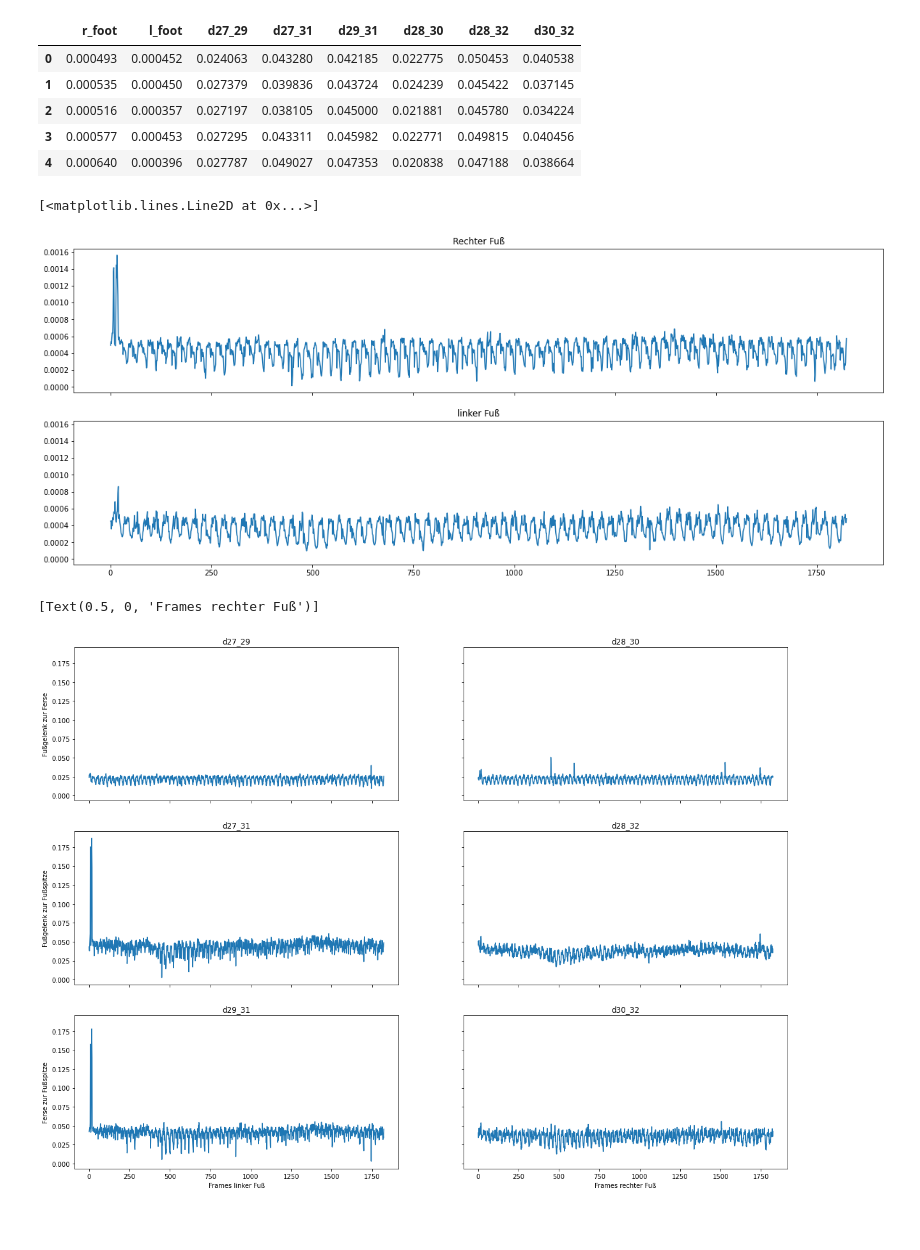
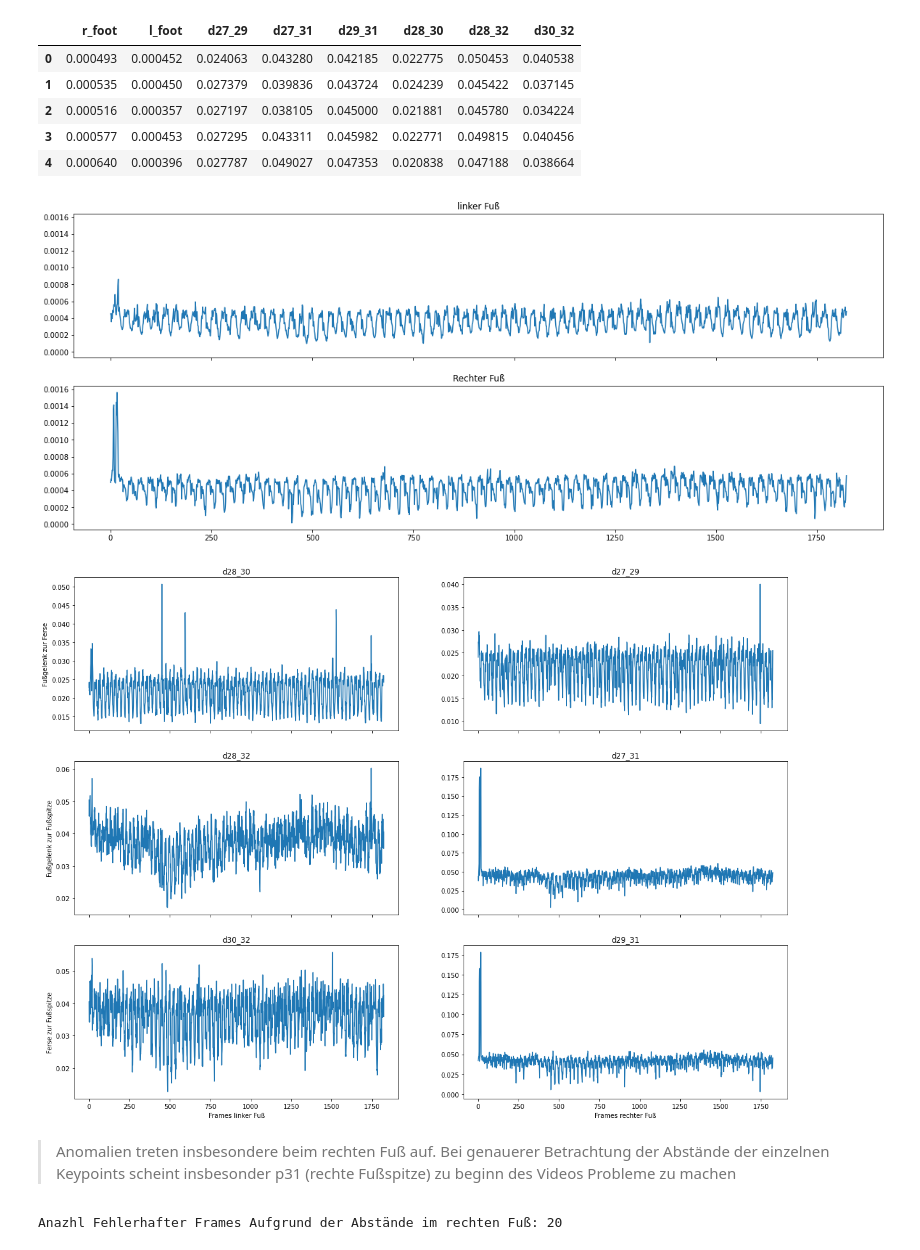
Before and after one commit to TimmMoetz/Sports-Analytics, a Jupyter notebook: model_evaluation.ipynb, the cells around one changed output. Saved outputs shown, nothing was run; the diff lists cells and outputs as text; code cells hidden in the pictures; blank space fills up the shorter version.

```diff
--- a/model_evaluation.ipynb
+++ b/model_evaluation.ipynb
@@ -175,36 +175,50 @@ df.iloc[:,-8:].head()
 | 4 | 0.000640 | 0.000396 | 0.027787 | 0.049027 | 0.047353 | 0.020838 | 0.047188 | 0.038664 |
 # %%
 fig, (ax1, ax2) = plt.subplots(2, sharex=True, sharey=True, figsize=(20,8))
-ax1.set_title("Rechter Fuß")
-ax1.plot(df["r_foot"])
-ax2.set_title("linker Fuß")
-ax2.plot(df["l_foot"])
+ax1.set_title("linker Fuß")
+ax1.plot(df["l_foot"])
+ax2.set_title("Rechter Fuß")
+ax2.plot(df["r_foot"])
+
+plt.show()
 # %% [output]
-[<matplotlib.lines.Line2D at 0x...>]
-[figure, old version]
+[figure, new version]
 # %%
-fig, axs = plt.subplots(3,2, sharex=True, sharey=True, figsize=(20,15))
-axs[0, 0].plot(df["d27_29"])
-axs[0, 0].set_title('d27_29')
+fig, axs = plt.subplots(3,2, sharex=True, sharey=False, figsize=(20,15))
+#linker Fuß
+axs[0, 0].plot(df["d28_30"])
+axs[0, 0].set_title('d28_30')
+axs[1, 0].plot(df["d28_32"])
+axs[1, 0].set_title('d28_32')
+axs[2, 0].plot(df["d30_32"])
+axs[2, 0].set_title('d30_32')
+#rechter Fuß
+axs[0, 1].plot(df["d27_29"])
+axs[0, 1].set_title('d27_29')
+axs[1, 1].plot(df["d27_31"])
+axs[1, 1].set_title('d27_31')
+axs[2, 1].plot(df["d29_31"])
+axs[2, 1].set_title('d29_31')
+#Beschriftung
 axs[0, 0].set(ylabel="Fußgelenk zur Ferse")
+axs[1, 0].set(ylabel="Fußgelenk zur Fußspitze")
+axs[2, 0].set(ylabel="Ferse zur Fußspitze", xlabel="Frames linker Fuß")
+axs[2, 1].set(xlabel="Frames rechter Fuß")
 
-axs[1, 0].plot(df["d27_31"])
-axs[1, 0].set_title('d27_31')
-axs[1, 0].set(ylabel="Fußgelenk zur Fußspitze")
-
-axs[2, 0].plot(df["d29_31"])
-axs[2, 0].set_title('d29_31')
-axs[2, 0].set(ylabel="Ferse zur Fußspitze", xlabel="Frames linker Fuß")
-
-axs[0, 1].plot(df["d28_30"])
-axs[0, 1].set_title('d28_30')
-
-axs[1, 1].plot(df["d28_32"])
-axs[1, 1].set_title('d28_32')
-
-axs[2, 1].plot(df["d30_32"])
-axs[2, 1].set_title('d30_32')
-axs[2, 1].set(xlabel="Frames rechter Fuß")
+plt.show()
 # %% [output]
-[Text(0.5, 0, 'Frames rechter Fuß')]
-[figure, old version]
+[figure, new version]
+# %% [markdown]
+> Anomalien treten insbesondere beim rechten Fuß auf. Bei genauerer Betrachtung der Abstände der einzelnen Keypoints scheint insbesonder p31 (rechte Fußspitze) zu beginn des Videos Probleme zu machen
+# %%
+Q1 = np.percentile(df["r_foot"], 25, interpolation = 'midpoint')
+Q3 = np.percentile(df["r_foot"], 75, interpolation = 'midpoint')
+IQR = Q3 - Q1
+upper = df["r_foot"] >= (Q3+1.5*IQR)
+lower = df["r_foot"] <= (Q1-1.5*IQR)
+
+error_frames = np.size(np.where(lower)) + np.size(np.where(upper))
+
+print("Anazhl Fehlerhafter Frames Aufgrund der Abstände im rechten Fuß:", error_frames)
+# %% [output]
+Anazhl Fehlerhafter Frames Aufgrund der Abstände im rechten Fuß: 20
```
Also changed, not shown: parts of 3 cells of this notebook, 31 other files.
